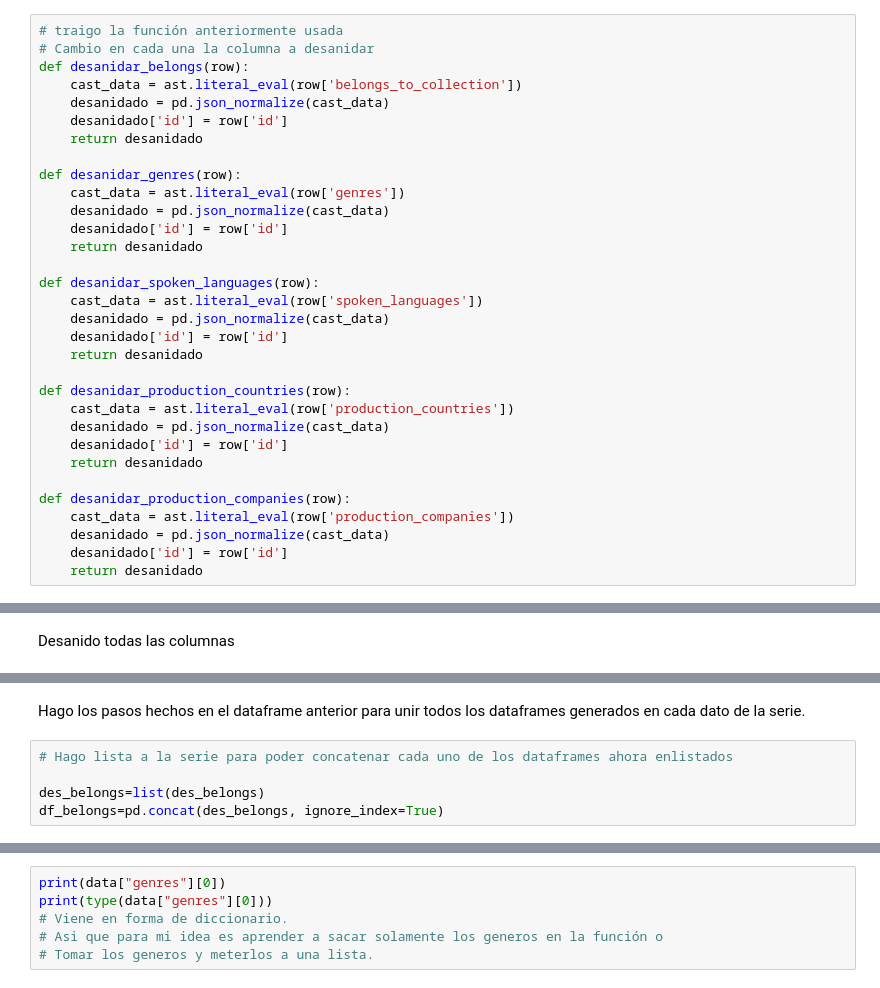
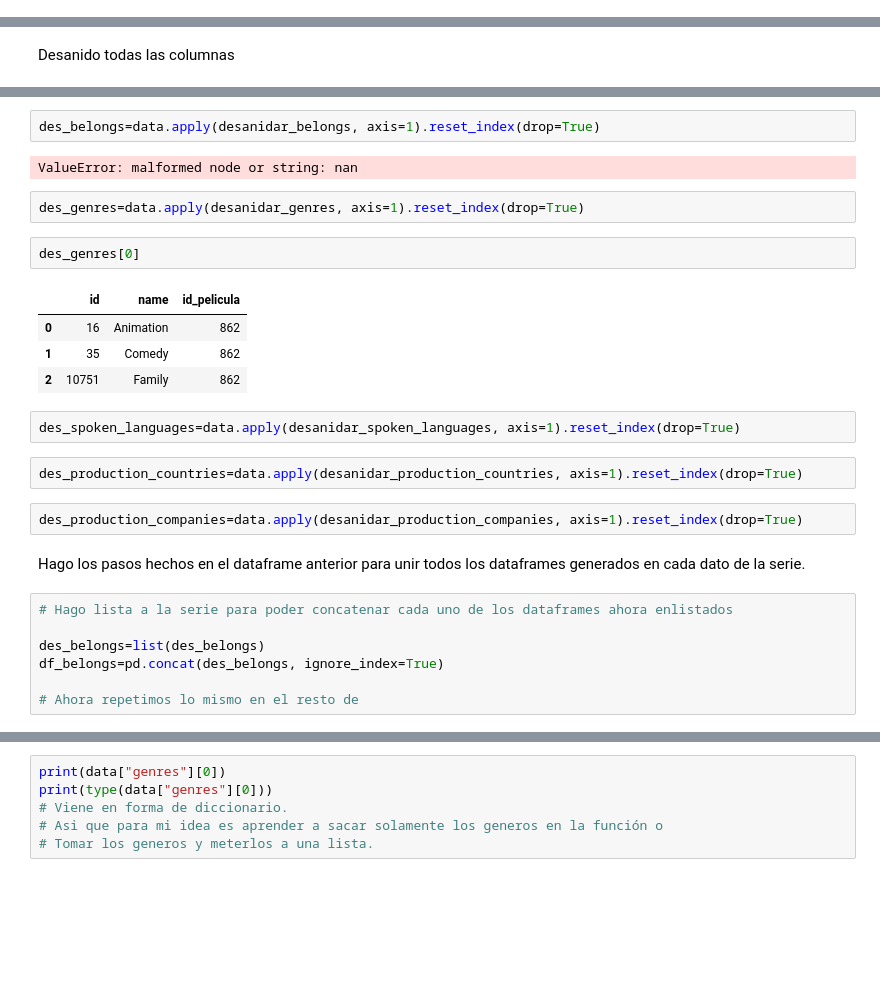
Before and after one commit to A-Lasso/Proyecto_Individual1, a Jupyter notebook: Codigo.ipynb, the cells around one changed output, grey strips where cells are left out. Drawn from its saved outputs; the diff is of its cells as text; blank space fills up the shorter version.

```diff
--- a/Codigo.ipynb
+++ b/Codigo.ipynb
@@ -474,32 +486,0 @@ data
-# %%
-# traigo la función anteriormente usada
-# Cambio en cada una la columna a desanidar
-def desanidar_belongs(row):
-    cast_data = ast.literal_eval(row['belongs_to_collection'])
-    desanidado = pd.json_normalize(cast_data)
-    desanidado['id'] = row['id']
-    return desanidado
-
-def desanidar_genres(row):
-    cast_data = ast.literal_eval(row['genres'])
-    desanidado = pd.json_normalize(cast_data)
-    desanidado['id'] = row['id']
-    return desanidado
-
-def desanidar_spoken_languages(row):
-    cast_data = ast.literal_eval(row['spoken_languages'])
-    desanidado = pd.json_normalize(cast_data)
-    desanidado['id'] = row['id']
-    return desanidado
-
-def desanidar_production_countries(row):
-    cast_data = ast.literal_eval(row['production_countries'])
-    desanidado = pd.json_normalize(cast_data)
-    desanidado['id'] = row['id']
-    return desanidado
-
-def desanidar_production_companies(row):
-    cast_data = ast.literal_eval(row['production_companies'])
-    desanidado = pd.json_normalize(cast_data)
-    desanidado['id'] = row['id']
-    return desanidado
@@ -520,3 +551,22 @@ des_production_companies=data.apply(desanidar_production_companies, axis=1).rese
+# %%
+des_belongs=data.apply(desanidar_belongs, axis=1).reset_index(drop=True)
+# %% [output]
+ValueError: malformed node or string: nan
+# %%
+des_genres=data.apply(desanidar_genres, axis=1).reset_index(drop=True)
+# %%
+des_genres[0]
+# %% [output]
+|  | id | name | id_pelicula |
+| 0 | 16 | Animation | 862 |
+| 1 | 35 | Comedy | 862 |
+| 2 | 10751 | Family | 862 |
+# %%
+des_spoken_languages=data.apply(desanidar_spoken_languages, axis=1).reset_index(drop=True)
+# %%
+des_production_countries=data.apply(desanidar_production_countries, axis=1).reset_index(drop=True)
+# %%
+des_production_companies=data.apply(desanidar_production_companies, axis=1).reset_index(drop=True)
 # %% [markdown]
 Hago los pasos hechos en el dataframe anterior para unir todos los dataframes generados en cada dato de la serie.
 # %%
@@ -524,4 +574,6 @@ Hago los pasos hechos en el dataframe anterior para unir todos los dataframes ge
 
 des_belongs=list(des_belongs)
 df_belongs=pd.concat(des_belongs, ignore_index=True)
+
+# Ahora repetimos lo mismo en el resto de
 # %%
```
Also changed, not shown: parts of 8 cells of this notebook, 1 other file.
